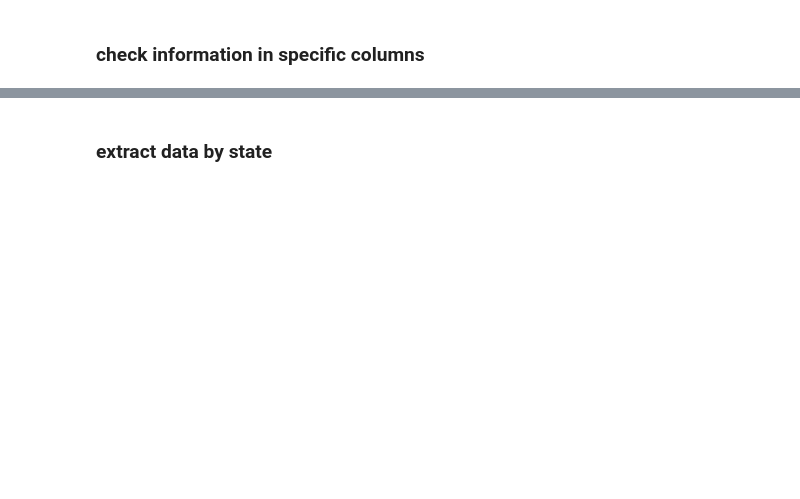
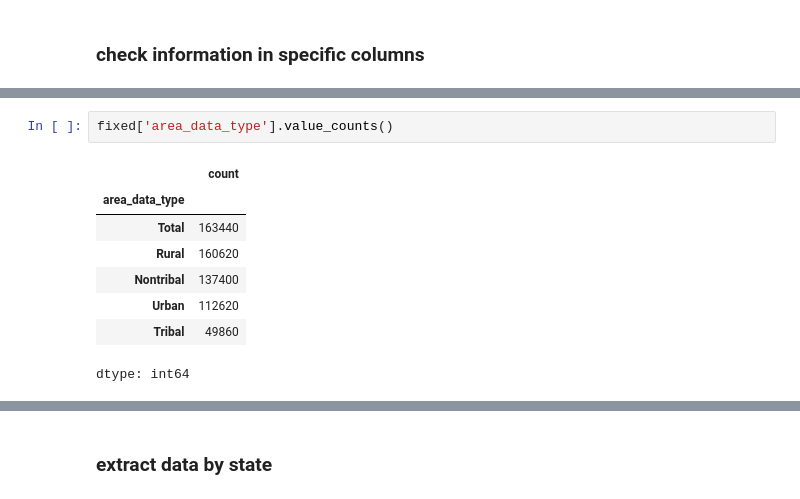
Before and after one commit to AishaniD078/huds_ms_airband_analysis_2_repo, a Jupyter notebook: Research_Skeleton_Notebook_Feng.ipynb, the cells around one changed output, grey strips where cells are left out. Cells and saved outputs as stored; diff of their text form; blank space fills up the shorter version.

```diff
--- a/Research_Skeleton_Notebook_Feng.ipynb
+++ b/Research_Skeleton_Notebook_Feng.ipynb
@@ -130,0 +172,11 @@ dtype: int64
+# %%
+fixed['area_data_type'].value_counts()
+# %% [output]
+|  | count |
+| area_data_type |  |
+| Total | 163440 |
+| Rural | 160620 |
+| Nontribal | 137400 |
+| Urban | 112620 |
+| Tribal | 49860 |
+dtype: int64
```
Also changed, not shown: parts of 16 cells of this notebook.
